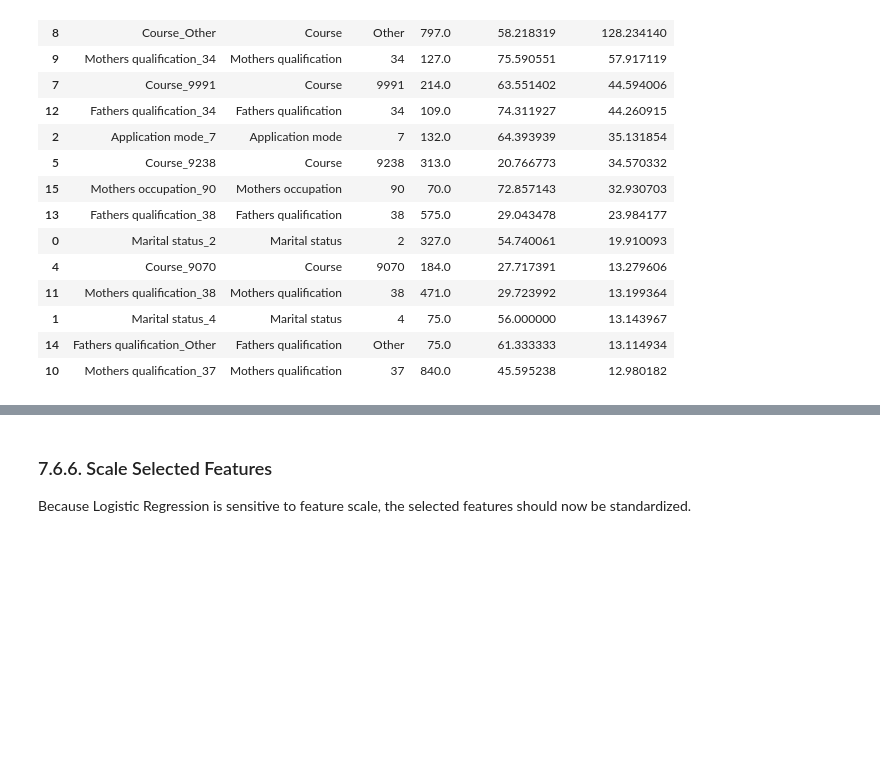
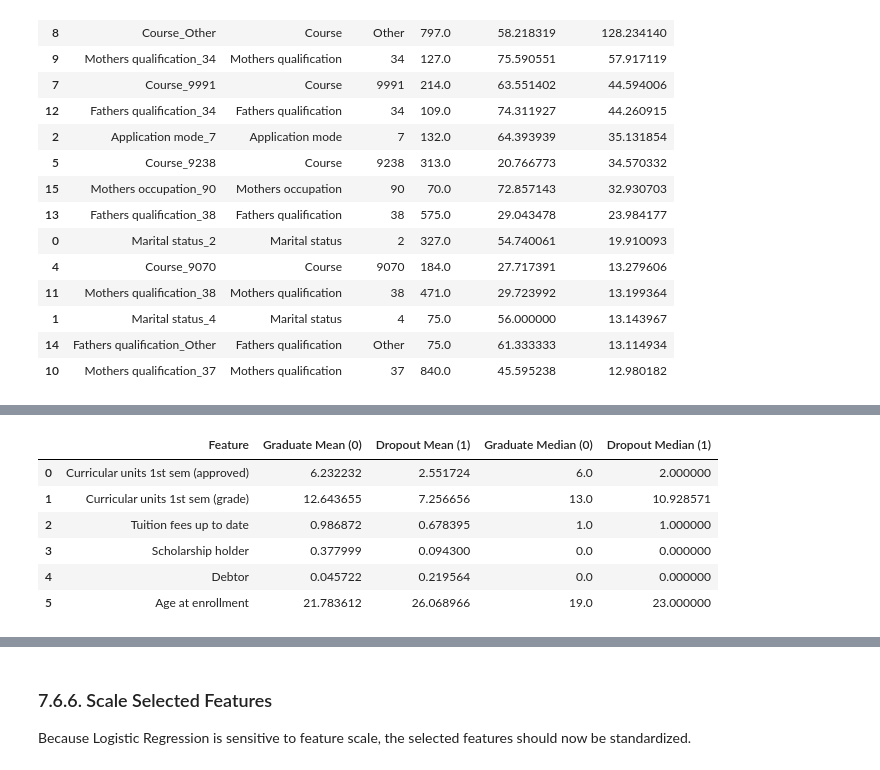
Before and after one commit to DimitarMalamski/student-dropout-predictor, a Jupyter notebook: notebooks/01_student_dropout_predictor.ipynb, the cells around one changed output, grey strips where cells are left out. Cells and saved outputs as stored; diff of their text form; code cells hidden in the pictures; blank space fills up the shorter version.

```diff
--- a/notebooks/01_student_dropout_predictor.ipynb
+++ b/notebooks/01_student_dropout_predictor.ipynb
@@ -790,0 +802,32 @@ This shows that `SelectKBest` selects categories that provide strong statistical
+# %%
+top_non_dummy_features = [
+  "Curricular units 1st sem (approved)",
+  "Curricular units 1st sem (grade)",
+  "Tuition fees up to date",
+  "Scholarship holder",
+  "Debtor",
+  "Age at enrollment"
+]
+
+continuous_binary_summary = []
+
+for feature in top_non_dummy_features:
+  summary = df.groupby("Target")[feature].agg(["mean", "median"])
+  continuous_binary_summary.append({
+    "Feature": feature,
+    "Graduate Mean (0)": summary.loc[0, "mean"],
+    "Dropout Mean (1)": summary.loc[1, "mean"],
+    "Graduate Median (0)": summary.loc[0, "median"],
+    "Dropout Median (1)": summary.loc[1, "median"]
+  })
+
+continuous_binary_summary_df = pd.DataFrame(continuous_binary_summary)
+continuous_binary_summary_df
+# %% [output]
+|  | Feature | Graduate Mean (0) | Dropout Mean (1) | Graduate Median (0) | Dropout Median (1) |
+| 0 | Curricular units 1st sem (approved) | 6.232232 | 2.551724 | 6.0 | 2.000000 |
+| 1 | Curricular units 1st sem (grade) | 12.643655 | 7.256656 | 13.0 | 10.928571 |
+| 2 | Tuition fees up to date | 0.986872 | 0.678395 | 1.0 | 1.000000 |
+| 3 | Scholarship holder | 0.377999 | 0.094300 | 0.0 | 0.000000 |
+| 4 | Debtor | 0.045722 | 0.219564 | 0.0 | 0.000000 |
+| 5 | Age at enrollment | 21.783612 | 26.068966 | 19.0 | 23.000000 |
```
Also changed, not shown: parts of 4 cells of this notebook.
